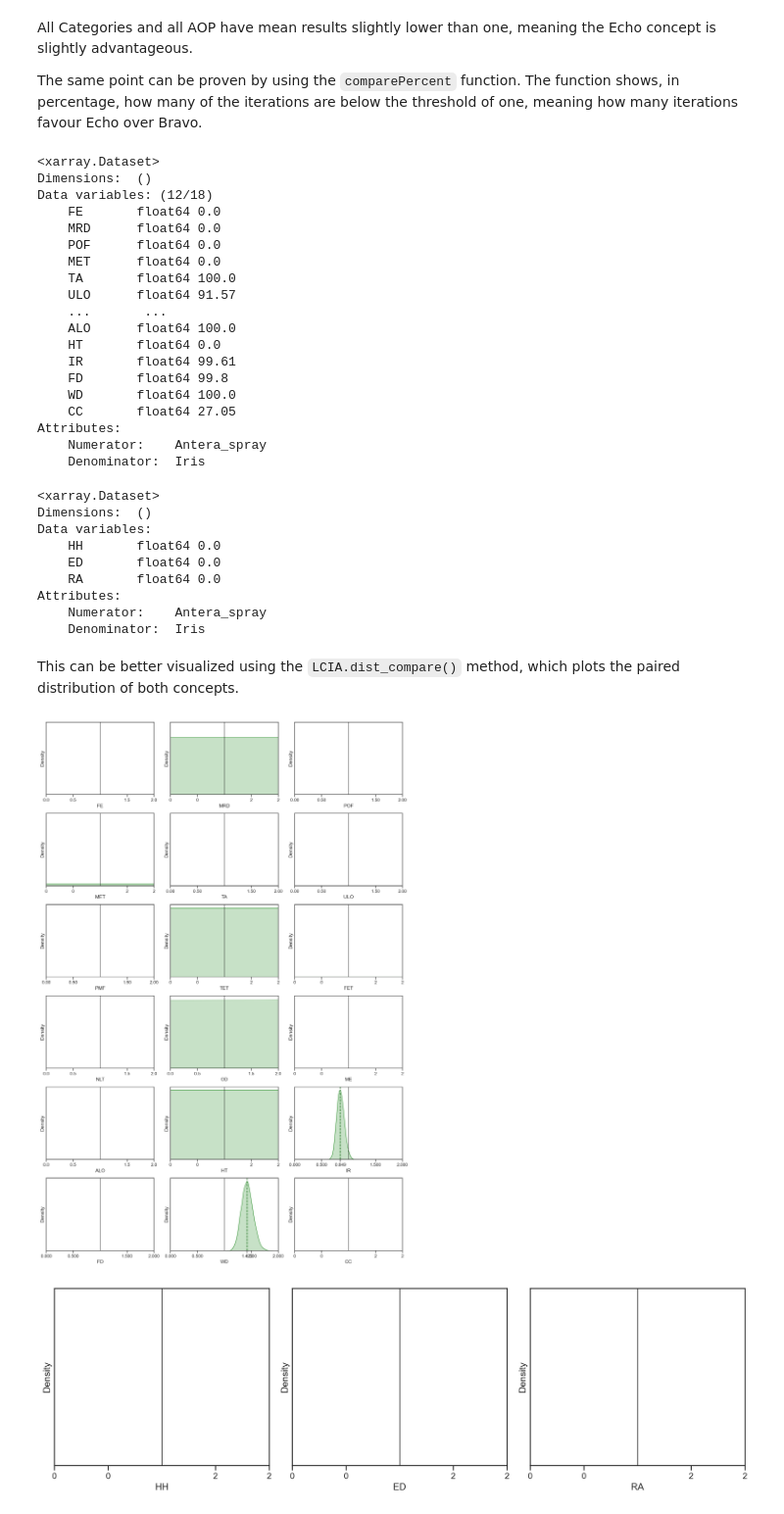
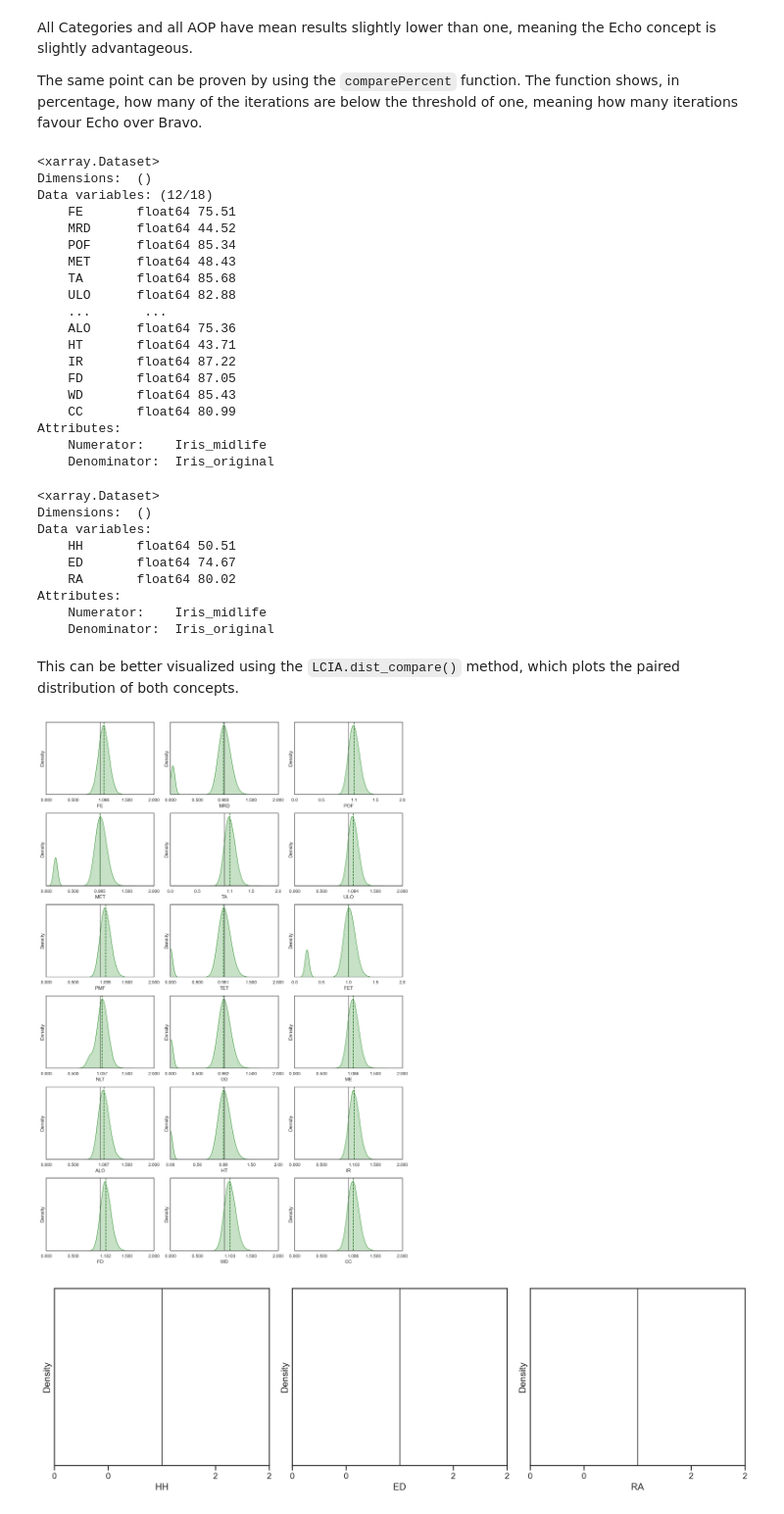
Before and after one commit to gparolin/AEco, a Jupyter notebook: Scripts/view.ipynb, the cells around one changed output. Shown at 98% size. Cells and saved outputs as stored; diff of their text form; code cells hidden in the pictures.

```diff
--- a/Scripts/view.ipynb
+++ b/Scripts/view.ipynb
@@ -297,43 +262,43 @@ All Categories and all AOP have mean results slightly lower than one, meaning th
 The same point can be proven by using the `comparePercent` function.
 The function shows, in percentage, how many of the iterations are below the threshold of one, meaning how many iterations favour Echo over Bravo.
 # %%
-display(comparePercent(pee28_mp))
-display(comparePercent(pee28_ep))
+display(comparePercent(iris_mp))
+display(comparePercent(iris_ep))
 # %% [output]
 <xarray.Dataset>
 Dimensions:  ()
 Data variables: (12/18)
-    FE       float64 0.0
-    MRD      float64 0.0
-    POF      float64 0.0
-    MET      float64 0.0
-    TA       float64 100.0
-    ULO      float64 91.57
+    FE       float64 75.51
+    MRD      float64 44.52
+    POF      float64 85.34
+    MET      float64 48.43
+    TA       float64 85.68
+    ULO      float64 82.88
     ...       ...
-    ALO      float64 100.0
-    HT       float64 0.0
-    IR       float64 99.61
-    FD       float64 99.8
-    WD       float64 100.0
-    CC       float64 27.05
+    ALO      float64 75.36
+    HT       float64 43.71
+    IR       float64 87.22
+    FD       float64 87.05
+    WD       float64 85.43
+    CC       float64 80.99
 Attributes:
-    Numerator:    Antera_spray
-    Denominator:  Iris
+    Numerator:    Iris_midlife
+    Denominator:  Iris_original
 <xarray.Dataset>
 Dimensions:  ()
 Data variables:
-    HH       float64 0.0
-    ED       float64 0.0
-    RA       float64 0.0
+    HH       float64 50.51
+    ED       float64 74.67
+    RA       float64 80.02
 Attributes:
-    Numerator:    Antera_spray
-    Denominator:  Iris
+    Numerator:    Iris_midlife
+    Denominator:  Iris_original
 # %% [markdown]
 This can be better visualized using the `LCIA.dist_compare()` method, which plots the paired distribution of both concepts.
 # %%
-antera_pest.dist_compare(iris_no_pest, pathway='MP', save=True)
+original.dist_compare(midlife, pathway='MP', save=True)
 # %% [output]
-[figure, old version]
+[figure, new version]
 # %%
 antera_pest.dist_compare(iris_no_pest, pathway='EP', save=True)
 # %% [output]
```
Also changed, not shown: parts of 29 cells of this notebook, 1 other file.
